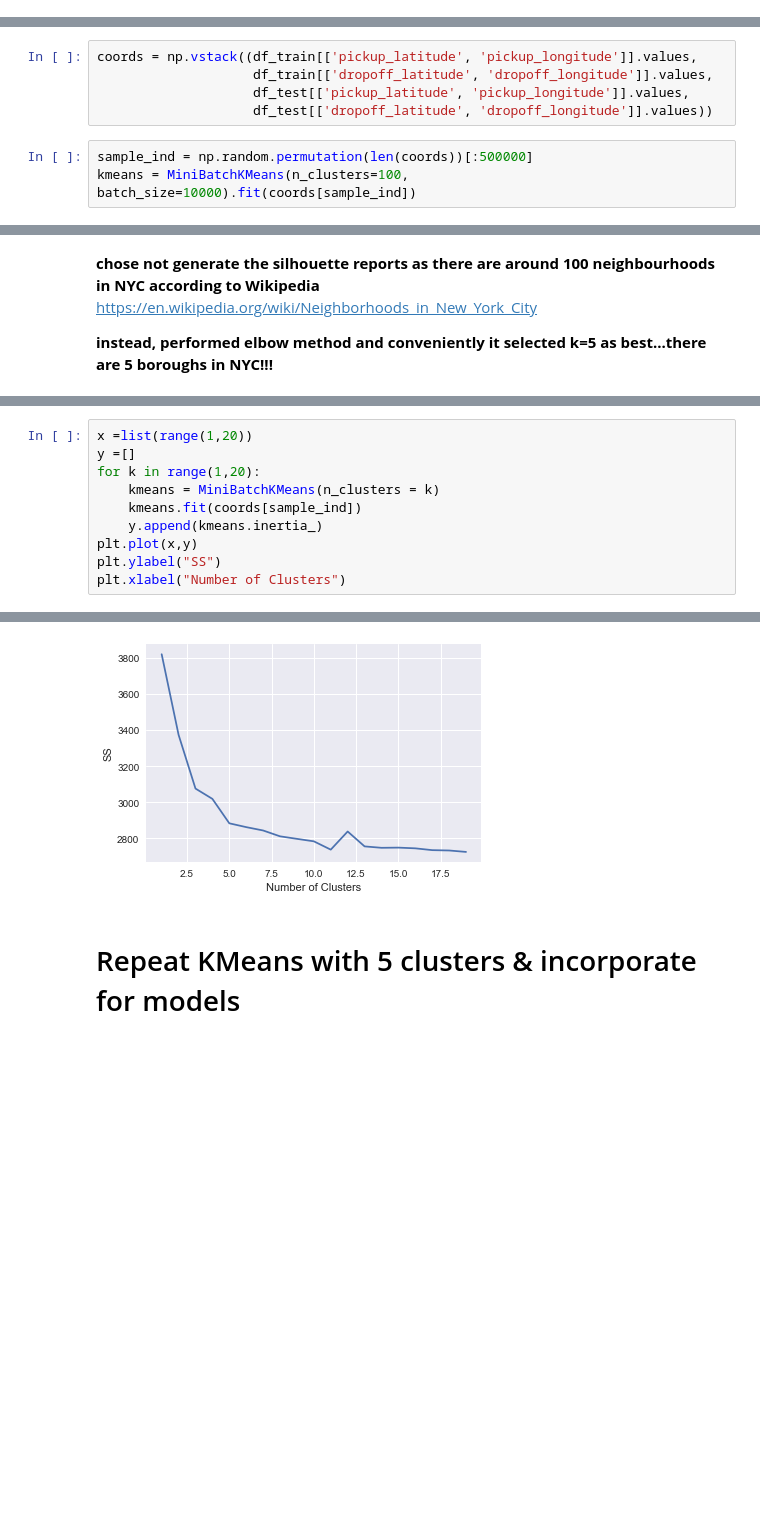
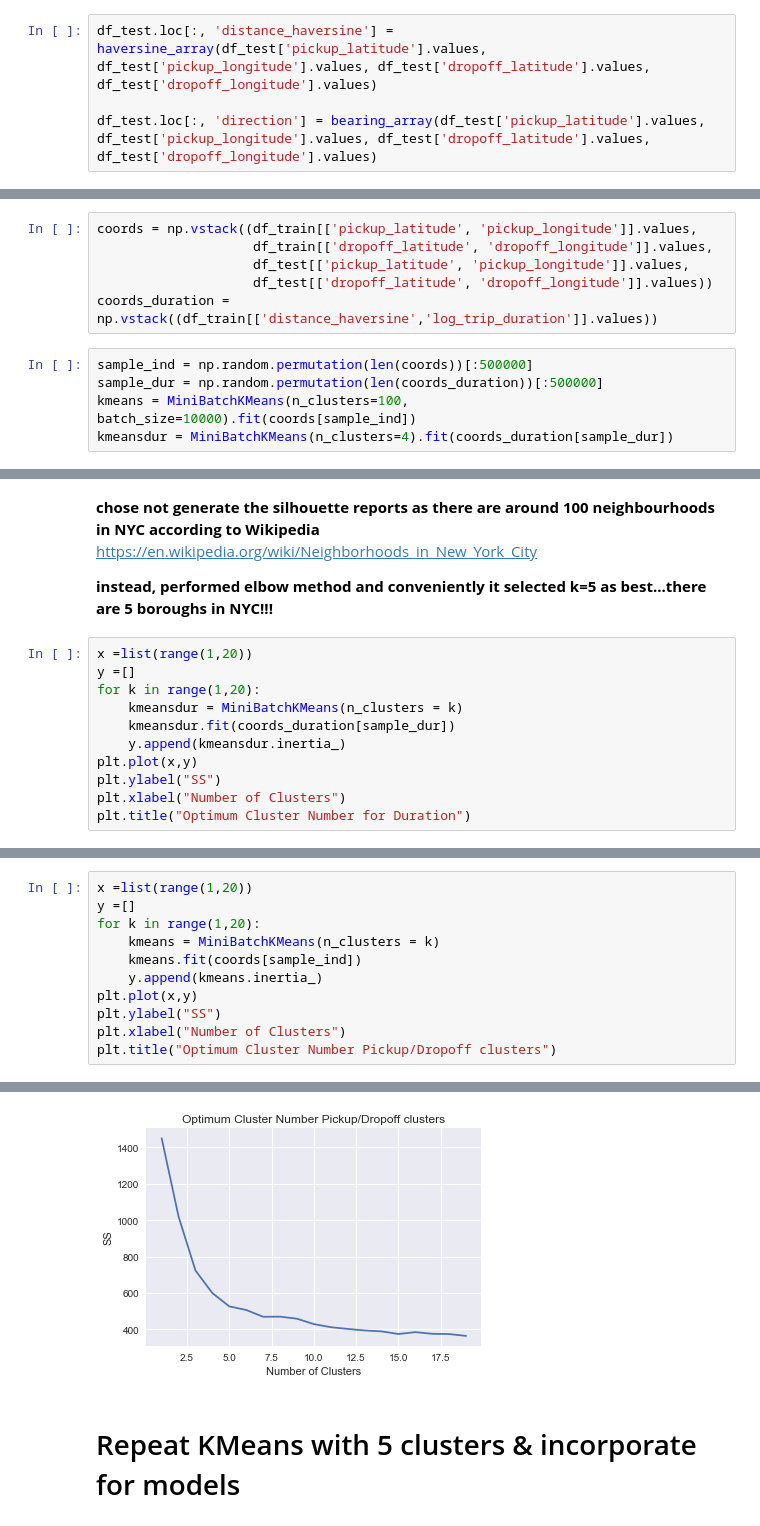
Before and after one commit to andrewcmilne/capstone1_taxi, a Jupyter notebook: TaxiInferentialStatistics&ML.ipynb, the cells around one changed output, grey strips where cells are left out. Drawn from its saved outputs; the diff is of its cells as text; blank space fills up the shorter version.

```diff
--- a/TaxiInferentialStatistics&ML.ipynb
+++ b/TaxiInferentialStatistics&ML.ipynb
@@ -362,6 +395,10 @@ df_train.loc[:, 'distance_haversine'] = haversine_array(df_train['pickup_latitud
 df_train.loc[:, 'direction'] = bearing_array(df_train['pickup_latitude'].values, df_train['pickup_longitude'].values, df_train['dropoff_latitude'].values, df_train['dropoff_longitude'].values)
 
 df_train.loc[:, 'speed'] = 1000*df_train['distance_haversine']/df_train['trip_duration']
+# %%
+df_test.loc[:, 'distance_haversine'] = haversine_array(df_test['pickup_latitude'].values, df_test['pickup_longitude'].values, df_test['dropoff_latitude'].values, df_test['dropoff_longitude'].values)
+
+df_test.loc[:, 'direction'] = bearing_array(df_test['pickup_latitude'].values, df_test['pickup_longitude'].values, df_test['dropoff_latitude'].values, df_test['dropoff_longitude'].values)
 # %%
 fig, ax = plt.subplots(ncols=3, sharey=True)
 ax[0].plot(df_train.groupby('pickup_hour')['speed'].mean(),'b-')
@@ -393,9 +451,12 @@ coords = np.vstack((df_train[['pickup_latitude', 'pickup_longitude']].values,
                     df_train[['dropoff_latitude', 'dropoff_longitude']].values,
                     df_test[['pickup_latitude', 'pickup_longitude']].values,
                     df_test[['dropoff_latitude', 'dropoff_longitude']].values))
+coords_duration = np.vstack((df_train[['distance_haversine','log_trip_duration']].values))
 # %%
 sample_ind = np.random.permutation(len(coords))[:500000]
+sample_dur = np.random.permutation(len(coords_duration))[:500000]
 kmeans = MiniBatchKMeans(n_clusters=100, batch_size=10000).fit(coords[sample_ind])
+kmeansdur = MiniBatchKMeans(n_clusters=4).fit(coords_duration[sample_dur])
 # %%
 t0 = datetime.now()
 df_train.loc[:, 'pickup_cluster'] = kmeans.predict(df_train[['pickup_latitude', 'pickup_longitude']])
@@ -442,3 +518,14 @@ plt.show()
 https://en.wikipedia.org/wiki/Neighborhoods_in_New_York_City
 
 **instead, performed elbow method and conveniently it selected k=5 as best...there are 5 boroughs in NYC!!!**
+# %%
+x =list(range(1,20))
+y =[]
+for k in range(1,20):
+    kmeansdur = MiniBatchKMeans(n_clusters = k)
+    kmeansdur.fit(coords_duration[sample_dur])
+    y.append(kmeansdur.inertia_)
+plt.plot(x,y)
+plt.ylabel("SS")
+plt.xlabel("Number of Clusters")
+plt.title("Optimum Cluster Number for Duration")
@@ -445,16 +535,17 @@ https://en.wikipedia.org/wiki/Neighborhoods_in_New_York_City
 # %%
 x =list(range(1,20))
 y =[]
 for k in range(1,20):
     kmeans = MiniBatchKMeans(n_clusters = k)
     kmeans.fit(coords[sample_ind])
     y.append(kmeans.inertia_)
 plt.plot(x,y)
 plt.ylabel("SS")
 plt.xlabel("Number of Clusters")
+plt.title("Optimum Cluster Number Pickup/Dropoff clusters")
 # %% [output]
 <matplotlib.text.Text at 0x...>
-[figure, old version]
+[figure, new version]
 # %% [markdown]
 # Repeat KMeans with 5 clusters & incorporate for models
 # %%
```
Also changed, not shown: parts of 59 cells of this notebook.
